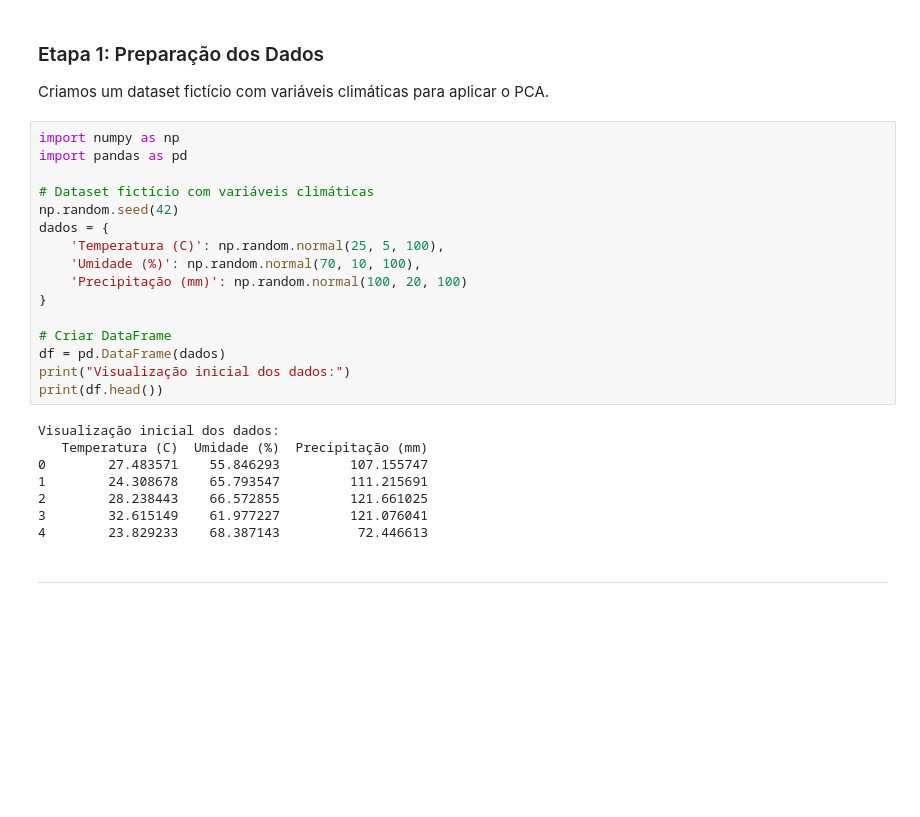
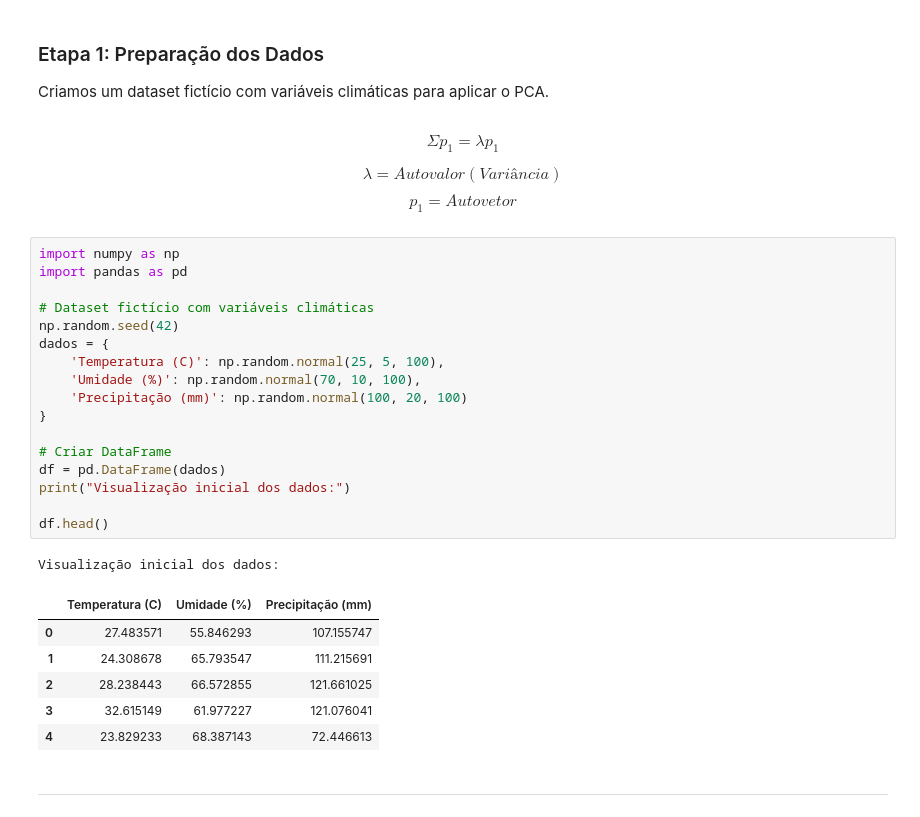
Before and after one commit to Hericson/Ciencia-de-Dados-Capacita-Brasil, a Jupyter notebook: Aula16_Aprendizado_não_supervisionado_na_prática_II.ipynb, the cells around one changed output. Cells and saved outputs as stored; diff of their text form; blank space fills up the shorter version.

```diff
--- a/Aula16_Aprendizado_não_supervisionado_na_prática_II.ipynb
+++ b/Aula16_Aprendizado_não_supervisionado_na_prática_II.ipynb
@@ -250,30 +250,36 @@ plt.show()
 # %% [markdown]
 ### Etapa 1: Preparação dos Dados
 Criamos um dataset fictício com variáveis climáticas para aplicar o PCA.
+# %% [markdown]
+$$ \Sigma p_1 = \lambda p_1$$
+
+$$\lambda = Autovalor (Variância)$$
+$$p_1 = Autovetor$$
 # %%
 import numpy as np
 import pandas as pd
 
 # Dataset fictício com variáveis climáticas
 np.random.seed(42)
 dados = {
     'Temperatura (C)': np.random.normal(25, 5, 100),
     'Umidade (%)': np.random.normal(70, 10, 100),
     'Precipitação (mm)': np.random.normal(100, 20, 100)
 }
 
 # Criar DataFrame
 df = pd.DataFrame(dados)
 print("Visualização inicial dos dados:")
-print(df.head())
+
+df.head()
 # %% [output]
 Visualização inicial dos dados:
-   Temperatura (C)  Umidade (%)  Precipitação (mm)
-0        27.483571    55.846293         107.155747
-1        24.308678    65.793547         111.215691
-2        28.238443    66.572855         121.661025
-3        32.615149    61.977227         121.076041
-4        23.829233    68.387143          72.446613
+|  | Temperatura (C) | Umidade (%) | Precipitação (mm) |
+| 0 | 27.483571 | 55.846293 | 107.155747 |
+| 1 | 24.308678 | 65.793547 | 111.215691 |
+| 2 | 28.238443 | 66.572855 | 121.661025 |
+| 3 | 32.615149 | 61.977227 | 121.076041 |
+| 4 | 23.829233 | 68.387143 | 72.446613 |
 # %% [markdown]
 ---
 # %% [markdown]
```
Also changed, not shown: parts of 13 cells of this notebook.
